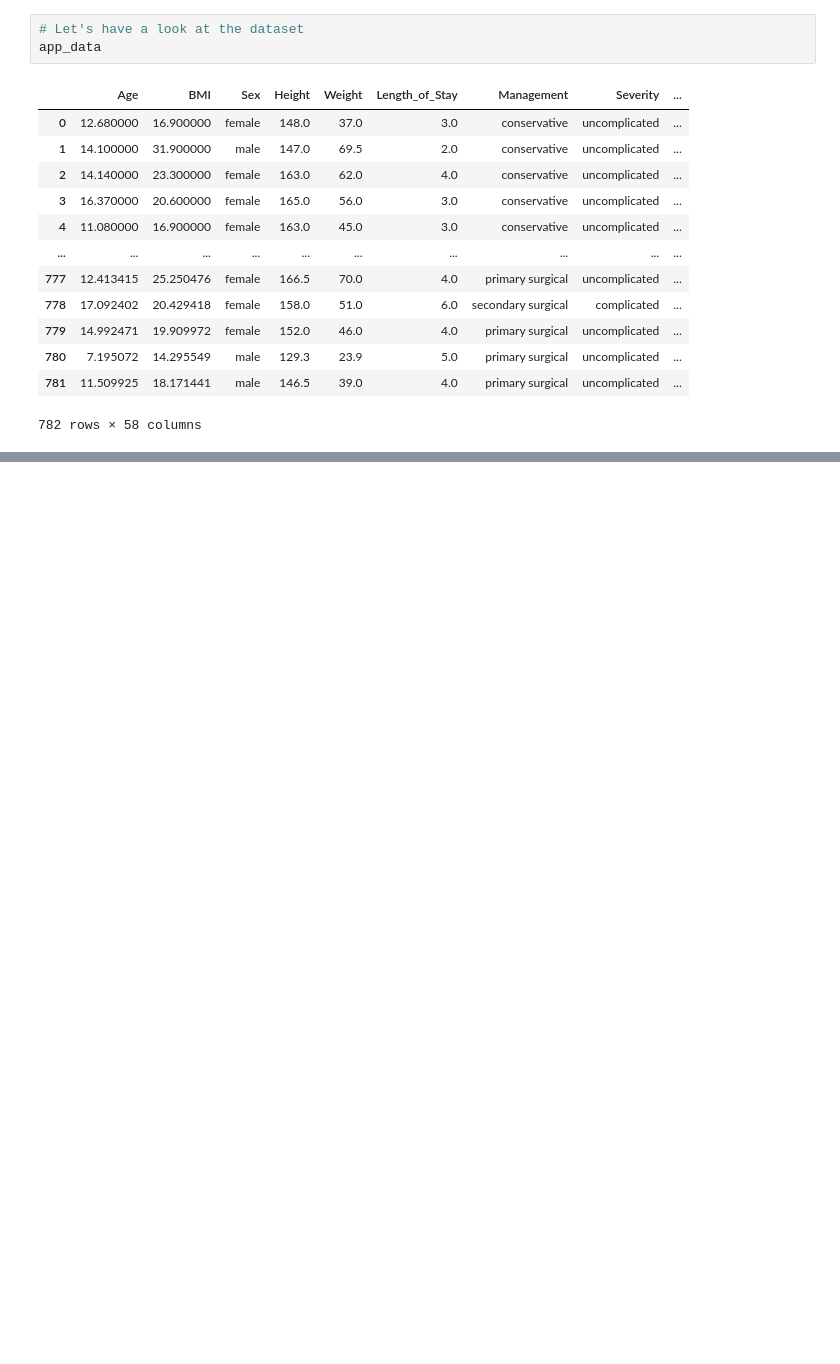
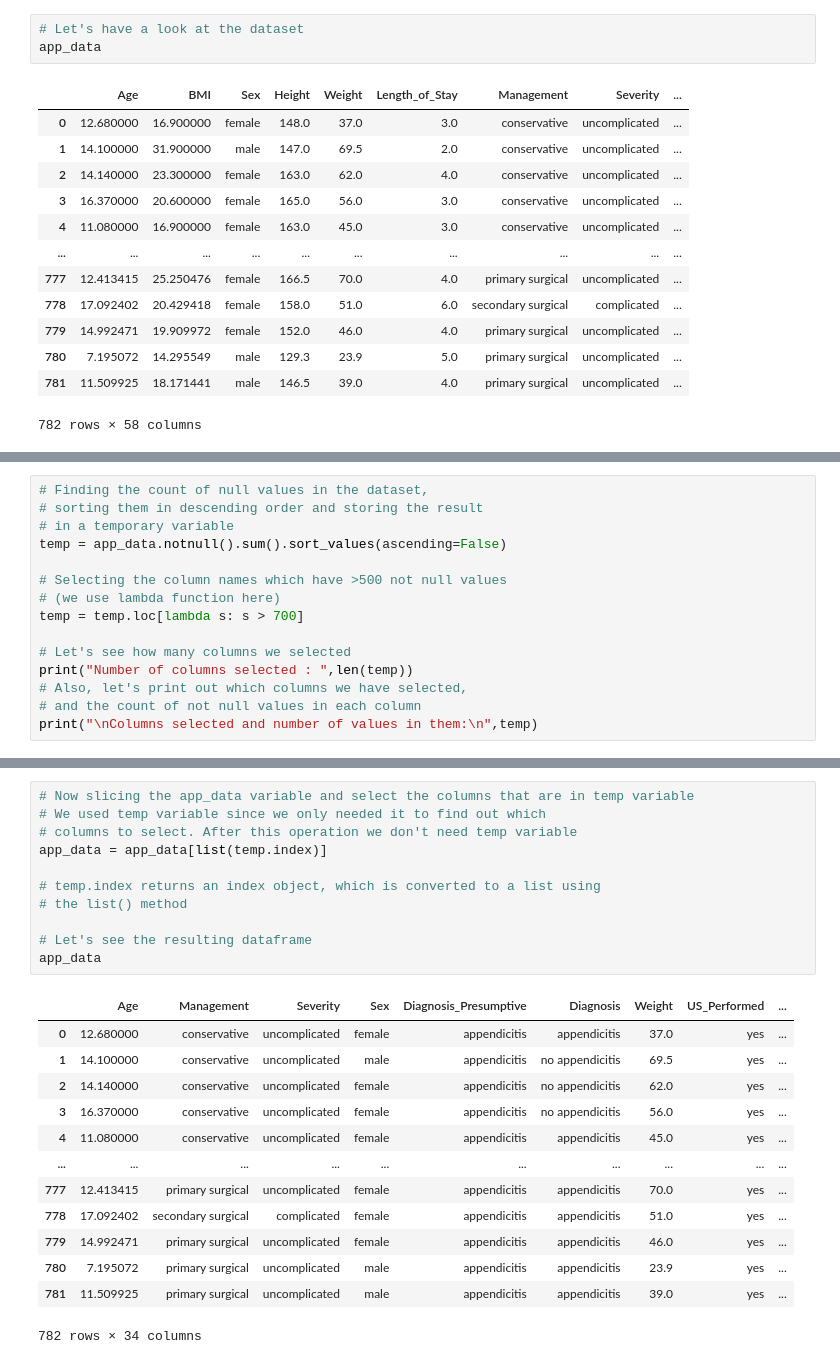
Before and after one commit to keshav-chauhan/assessmentprog2, a Jupyter notebook: assessment2.ipynb, the cells around one changed output, grey strips where cells are left out. Drawn from its saved outputs; the diff is of its cells as text; blank space fills up the shorter version.

```diff
--- a/assessment2.ipynb
+++ b/assessment2.ipynb
@@ -44,0 +91,15 @@ app_data
+# %%
+# Finding the count of null values in the dataset,
+# sorting them in descending order and storing the result
+# in a temporary variable
+temp = app_data.notnull().sum().sort_values(ascending=False)
+
+# Selecting the column names which have >500 not null values
+# (we use lambda function here)
+temp = temp.loc[lambda s: s > 700]
+
+# Let's see how many columns we selected
+print("Number of columns selected : ",len(temp))
+# Also, let's print out which columns we have selected,
+# and the count of not null values in each column
+print("\nColumns selected and number of values in them:\n",temp)
@@ -44,0 +124,25 @@ app_data
+# %%
+# Now slicing the app_data variable and select the columns that are in temp variable
+# We used temp variable since we only needed it to find out which
+# columns to select. After this operation we don't need temp variable
+app_data = app_data[list(temp.index)]
+
+# temp.index returns an index object, which is converted to a list using
+# the list() method
+
+# Let's see the resulting dataframe
+app_data
+# %% [output]
+|  | Age | Management | Severity | Sex | Diagnosis_Presumptive | Diagnosis | Weight | US_Performed | ... |
+| 0 | 12.680000 | conservative | uncomplicated | female | appendicitis | appendicitis | 37.0 | yes | ... |
+| 1 | 14.100000 | conservative | uncomplicated | male | appendicitis | no appendicitis | 69.5 | yes | ... |
+| 2 | 14.140000 | conservative | uncomplicated | female | appendicitis | no appendicitis | 62.0 | yes | ... |
+| 3 | 16.370000 | conservative | uncomplicated | female | appendicitis | no appendicitis | 56.0 | yes | ... |
+| 4 | 11.080000 | conservative | uncomplicated | female | appendicitis | appendicitis | 45.0 | yes | ... |
+| ... | ... | ... | ... | ... | ... | ... | ... | ... | ... |
+| 777 | 12.413415 | primary surgical | uncomplicated | female | appendicitis | appendicitis | 70.0 | yes | ... |
+| 778 | 17.092402 | secondary surgical | complicated | female | appendicitis | appendicitis | 51.0 | yes | ... |
+| 779 | 14.992471 | primary surgical | uncomplicated | female | appendicitis | appendicitis | 46.0 | yes | ... |
+| 780 | 7.195072 | primary surgical | uncomplicated | male | appendicitis | appendicitis | 23.9 | yes | ... |
+| 781 | 11.509925 | primary surgical | uncomplicated | male | appendicitis | appendicitis | 39.0 | yes | ... |
+782 rows × 34 columns
```
Also changed, not shown: parts of 8 cells of this notebook.
